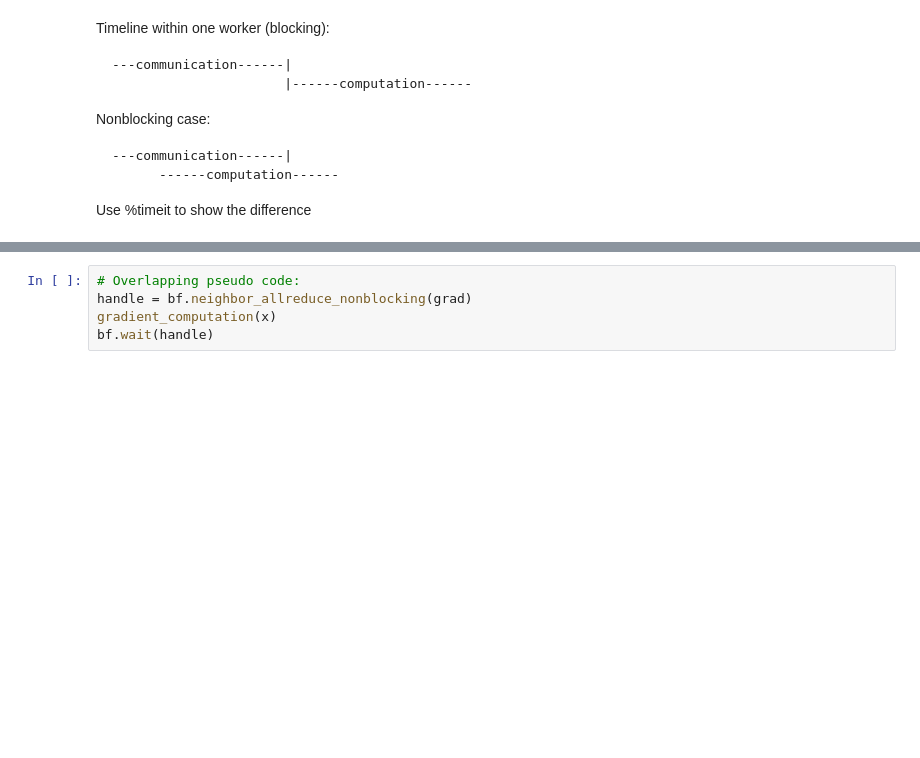
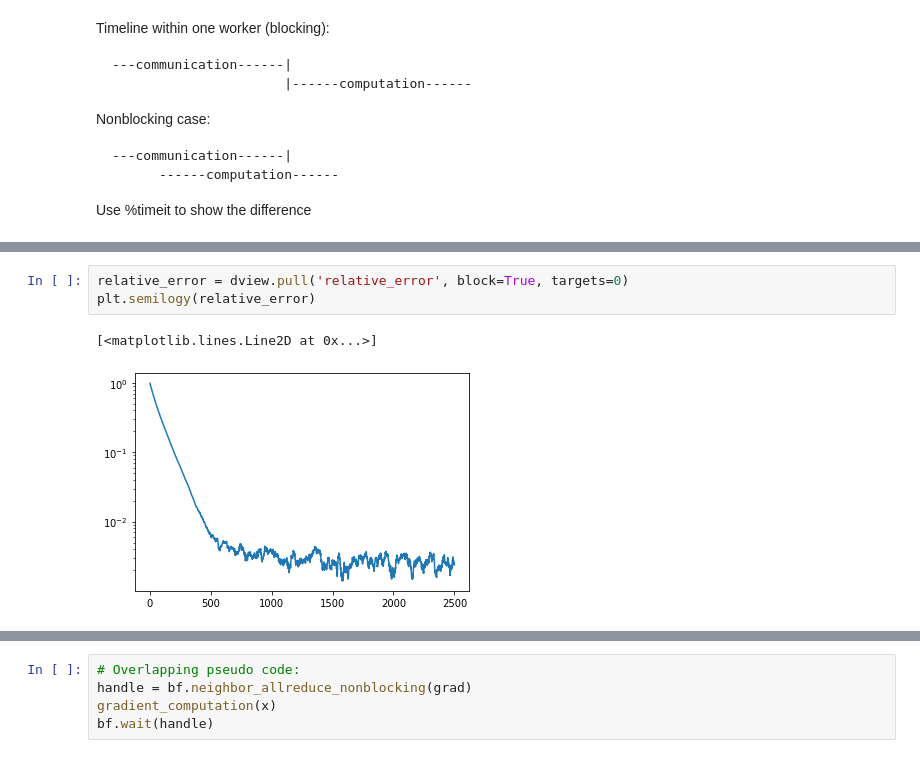
Before and after one commit to Bluefog-Lib/bluefog-tutorial, a Jupyter notebook: Section 3/AWC-and-ATC.ipynb, the cells around one changed output, grey strips where cells are left out. Saved outputs shown, nothing was run; the diff lists cells and outputs as text; blank space fills up the shorter version.

```diff
--- a/Section 3/AWC-and-ATC.ipynb
+++ b/Section 3/AWC-and-ATC.ipynb
@@ -55,0 +360,6 @@ Use  %timeit to show the difference
+# %%
+relative_error = dview.pull('relative_error', block=True, targets=0)
+plt.semilogy(relative_error)
+# %% [output]
+[<matplotlib.lines.Line2D at 0x...>]
+[figure, added]
```
Also changed, not shown: parts of 19 cells of this notebook, 2 other files.
